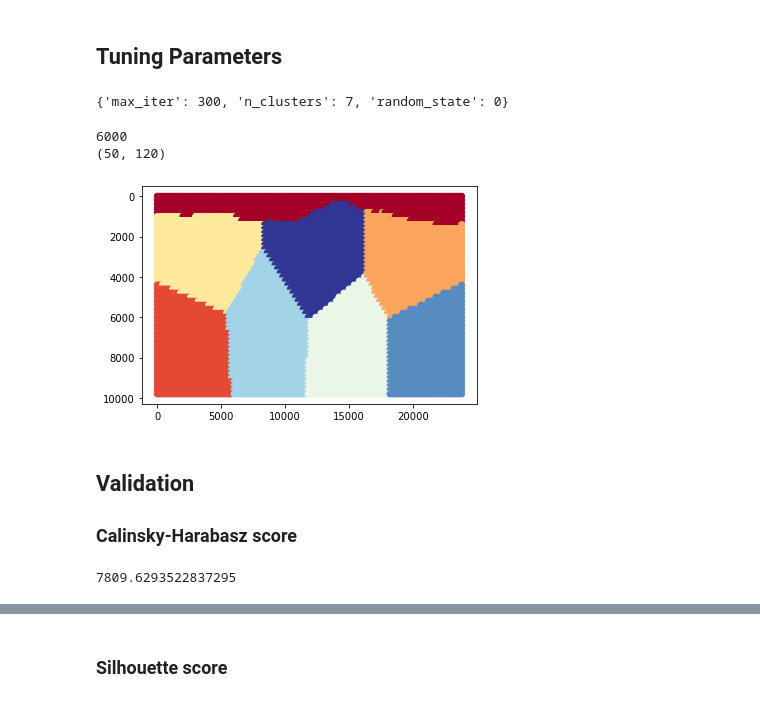
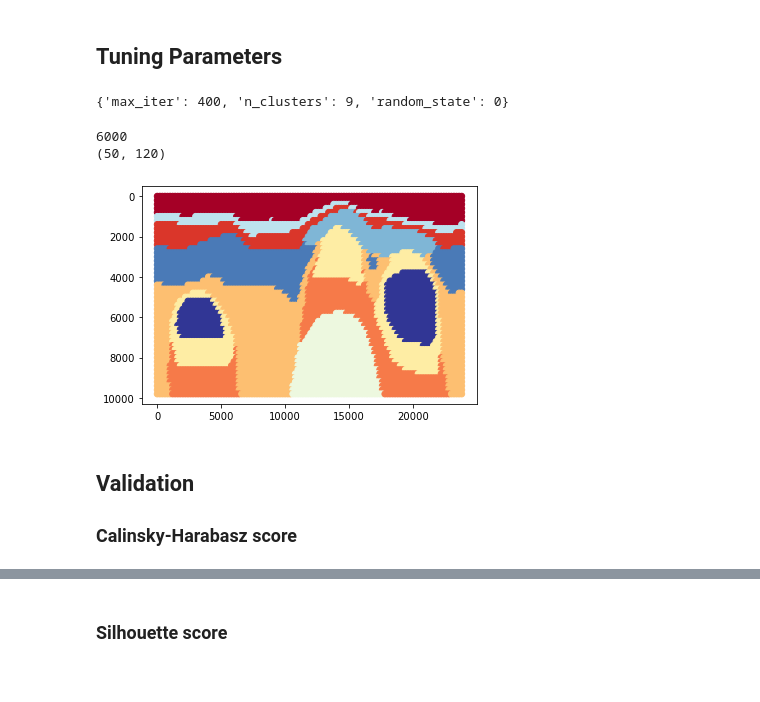
Before and after one commit to acse-yc220/finalProject, a Jupyter notebook: project.ipynb, the cells around one changed output, grey strips where cells are left out. Drawn from its saved outputs; the diff is of its cells as text; code cells hidden in the pictures.

```diff
--- a/project.ipynb
+++ b/project.ipynb
@@ -86,23 +86,18 @@ plotResult(data,output_k)
 # %% [markdown]
 ## Tuning Parameters
 # %%
-parameters_k = kmeans_param(data_preprocessing)
+parameters_k = kmeans_param(data_preprocessing[:,:-2])
 print(parameters_k)
 # %% [output]
-{'max_iter': 300, 'n_clusters': 7, 'random_state': 0}
+{'max_iter': 400, 'n_clusters': 9, 'random_state': 0}
 # %%
-result_k = kMeans(7, data_preprocessing, 300)
+result_k = kMeans(9, data_preprocessing[:,:-2], 400)
 output_k = output_2D(result_k,nan_list)
 plotResult(data,output_k)
 # %% [output]
 6000
 (50, 120)
-[figure, old version]
+[figure, new version]
 # %% [markdown]
 ## Validation
 ### Calinsky-Harabasz score
-# %%
-ch = calculateCH(data_preprocessing, result_k)
-print(ch)
-# %% [output]
-7809.6293522837295
```
Also changed, not shown: parts of 31 cells of this notebook, 1 other file.
